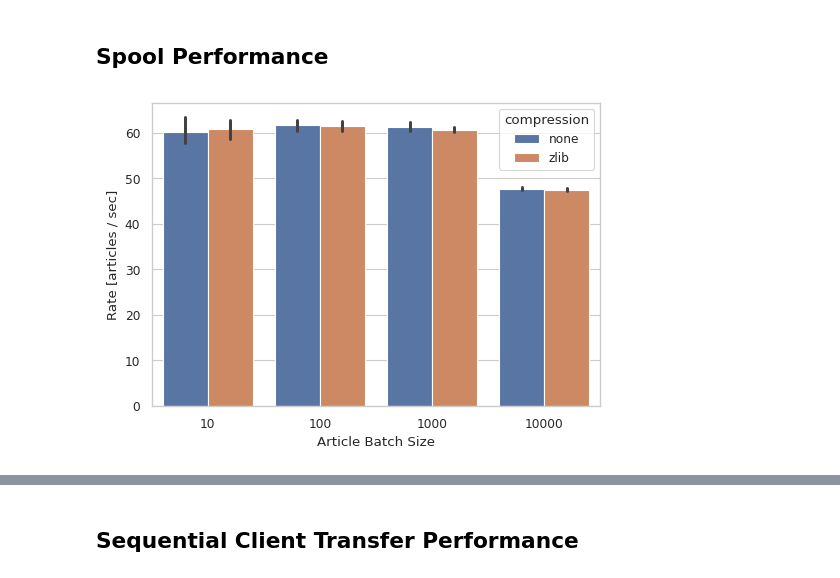
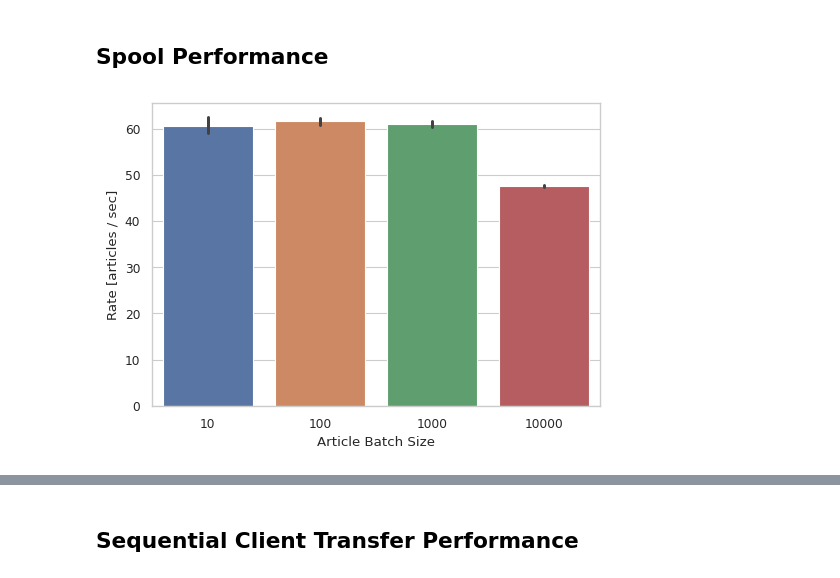
Before and after one commit to teschmitt/monntpy-lab, a Jupyter notebook: EvalPerformance.ipynb, the cells around one changed output, grey strips where cells are left out. Saved outputs shown, nothing was run; the diff lists cells and outputs as text; code cells hidden in the pictures.

```diff
--- a/EvalPerformance.ipynb
+++ b/EvalPerformance.ipynb
@@ -25,3 +31,8 @@ def make_table(df):
+# %%
+def get_runs(df, sr):
+    if sr == "none" or sr == "zlib":
+        return df[df["compression"] == sr]
+    return df
 # %% [markdown]
 ## Ingestion Performance
 # %%
@@ -51,11 +63,12 @@ table_ingest
 # %% [markdown]
 ## Spool Performance
 # %%
-df_monntpy_spool = pd.read_csv(monntpy_spool_stats, sep=";")
+show_runs_monntpy_spool = "all"
+df_monntpy_spool = get_runs(pd.read_csv(monntpy_spool_stats, sep=";"), show_runs_monntpy_spool)
 
-g = sns.barplot(data=df_monntpy_spool, x="num_articles", y="rate", hue="compression")
+g = sns.barplot(data=df_monntpy_spool, x="num_articles", y="rate", hue="compression" if show_runs_monntpy_spool == "sep" else None)
 _ = g.set(xlabel='Article Batch Size', ylabel='Rate [articles / sec]')
 
 # plt.savefig("ch6_eval_monntpy_spool.pdf")
 # %% [output]
-[figure, old version]
+[figure, new version]
```
Also changed, not shown: parts of 6 cells of this notebook, 13 other files.
